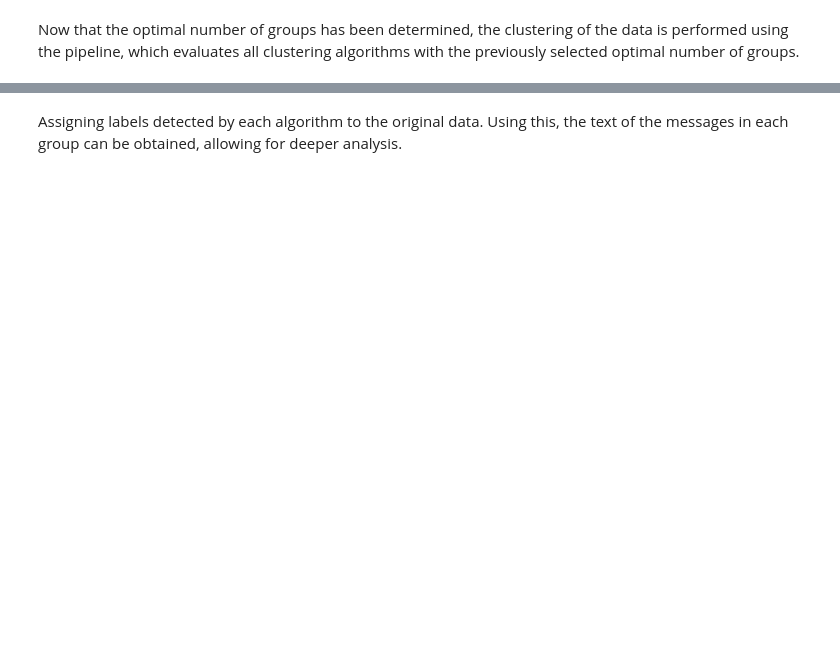
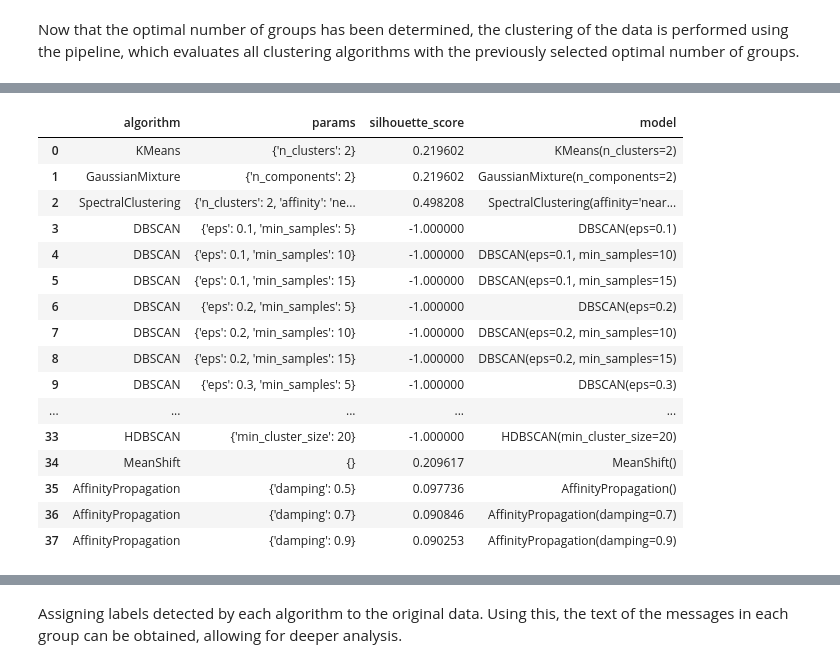
Before and after one commit to lbustio/intensity, a Jupyter notebook: intensity.ipynb, the cells around one changed output, grey strips where cells are left out. Saved outputs shown, nothing was run; the diff lists cells and outputs as text; code cells hidden in the pictures; blank space fills up the shorter version.

```diff
--- a/intensity.ipynb
+++ b/intensity.ipynb
@@ -696,0 +1103,83 @@ logger.info(f"Custom dictionary created and saved to '{path}' successfully!")
+# %%
+# Resultados
+clustering_results = []
+
+# X es el DataFrame de entrada (sin las columnas "id" y "path")
+X = embed_df.drop(columns=["id", "path"]).values
+
+# Aplicar StandardScaler
+scaler = StandardScaler()
+X_scaled = scaler.fit_transform(X)
+logger.info(f"Data shape after scaling: {X_scaled.shape}")
+
+# Iteración sobre los algoritmos
+for algo_name, algo_info in clustering_algorithms.items():
+    logger.info(f"Comenzando con el algoritmo: {algo_name}")
+    algo_class = algo_info['class']
+    algo_params = algo_info['params']
+
+    # Filtrar parámetros constantes (asegurar que todos los parámetros sean listas)
+    algo_params = {k: v if isinstance(v, list) else [v] for k, v in algo_params.items()}
+    param_combinations = list(product(*algo_params.values()))
+    logger.info(f"Combinaciones de parámetros generadas: {len(param_combinations)} combinaciones")
+
+    for i, params in enumerate(param_combinations, start=1):
+        param_dict = dict(zip(algo_params.keys(), params))  # Crear diccionario a partir de las combinaciones
+        logger.info(f"Ejecutando {i} de {len(param_combinations)} con los parámetros: {param_dict}")
+
+        try:
+            model = algo_class(**param_dict)
+            model.fit(X_scaled)
+            labels = model.labels_ if hasattr(model, 'labels_') else model.predict(X_scaled)
+
+            ## Representando los grupos obtenidos
+            #pca = PCA(n_components=2)  # Reducir a 2 dimensiones (puedes ajustar este valor)
+            #X_pca = pca.fit_transform(X_scaled)
+            #X_pca_df = pd.DataFrame(X_pca, columns=['PC1', 'PC2'])
+
+            ## Construir el título del gráfico y el nombre del archivo usando la mejor configuración de parámetros
+            #params_str = ', '.join([f"{key}={value}" for key, value in param_dict.items()])
+
+            ## Obtener el Silhouette Score
+            silhouette_values = calculate_silhouette(X_scaled, labels)
+
+            #plot_title = f'Clusters para {algo_name} usando {params_str} y Silhouette Score: {silhouette_values:.2f}'
+
+            #export_path = os.path.join(RESULT_FOLDER, PRINCIPLE_FOLDER)
+
+            ## Sanitizar el plot_title para asegurarse de que no contenga caracteres no válidos
+            #sanitized_plot_title = re.sub(r'[\\/*?:"<>|]', "_", plot_title)  # Reemplaza caracteres no válidos por "_"
+
+            ## Usar os.path.join para asegurarse de que la ruta es correcta
+            #plot_file_name = os.path.join(export_path, sanitized_plot_title).replace(" ", "_") + ".png"
+
+            ## Construir la nota con todos los detalles del algoritmo
+            #num_clusters = len(set(labels))  # Número de grupos
+            #note = f"Detalles del Algoritmo {algo_name}:\n" \
+            #    f"Parámetros: {params_str}\n" \
+            #    f"Silhouette Score: {silhouette_values:.2f}\n" \
+            #    f"Número de grupos: {num_clusters}\n"
+
+            ## Crear un gráfico de dispersión con los clusters
+            #plot_point_chart(X_pca_df["PC1"].to_list(), X_pca_df["PC2"].to_list(), labels,
+            #        title=plot_title,
+            #        x_label='Principal Component 1',
+            #        y_label='Principal Component 2',
+            #        file_path=file_path,
+            #        note=note)
+
+            # Guardar resultados
+            clustering_results.append({
+                'algorithm': algo_name,
+                'params': param_dict,
+                'silhouette_score': silhouette_values,
+                'model': model
+            })
+
+        except Exception as e:
+            logger.error(f"Error en algoritmo {algo_name} con parámetros {param_dict}. Detalles: {str(e)}.")
+
+# Crear un DataFrame a partir de los resultados
+result_df = pd.DataFrame(clustering_results)
+result_df
+# %% [output]
@@ -696,0 +1203,17 @@ logger.info(f"Custom dictionary created and saved to '{path}' successfully!")
+|  | algorithm | params | silhouette_score | model |
+| 0 | KMeans | {'n_clusters': 2} | 0.219602 | KMeans(n_clusters=2) |
+| 1 | GaussianMixture | {'n_components': 2} | 0.219602 | GaussianMixture(n_components=2) |
+| 2 | SpectralClustering | {'n_clusters': 2, 'affinity': 'ne... | 0.498208 | SpectralClustering(affinity='near... |
+| 3 | DBSCAN | {'eps': 0.1, 'min_samples': 5} | -1.000000 | DBSCAN(eps=0.1) |
+| 4 | DBSCAN | {'eps': 0.1, 'min_samples': 10} | -1.000000 | DBSCAN(eps=0.1, min_samples=10) |
+| 5 | DBSCAN | {'eps': 0.1, 'min_samples': 15} | -1.000000 | DBSCAN(eps=0.1, min_samples=15) |
+| 6 | DBSCAN | {'eps': 0.2, 'min_samples': 5} | -1.000000 | DBSCAN(eps=0.2) |
+| 7 | DBSCAN | {'eps': 0.2, 'min_samples': 10} | -1.000000 | DBSCAN(eps=0.2, min_samples=10) |
+| 8 | DBSCAN | {'eps': 0.2, 'min_samples': 15} | -1.000000 | DBSCAN(eps=0.2, min_samples=15) |
+| 9 | DBSCAN | {'eps': 0.3, 'min_samples': 5} | -1.000000 | DBSCAN(eps=0.3) |
+| ... | ... | ... | ... | ... |
+| 33 | HDBSCAN | {'min_cluster_size': 20} | -1.000000 | HDBSCAN(min_cluster_size=20) |
+| 34 | MeanShift | {} | 0.209617 | MeanShift() |
+| 35 | AffinityPropagation | {'damping': 0.5} | 0.097736 | AffinityPropagation() |
+| 36 | AffinityPropagation | {'damping': 0.7} | 0.090846 | AffinityPropagation(damping=0.7) |
+| 37 | AffinityPropagation | {'damping': 0.9} | 0.090253 | AffinityPropagation(damping=0.9) |
```
Also changed, not shown: parts of 86 cells of this notebook, 14 other files.
